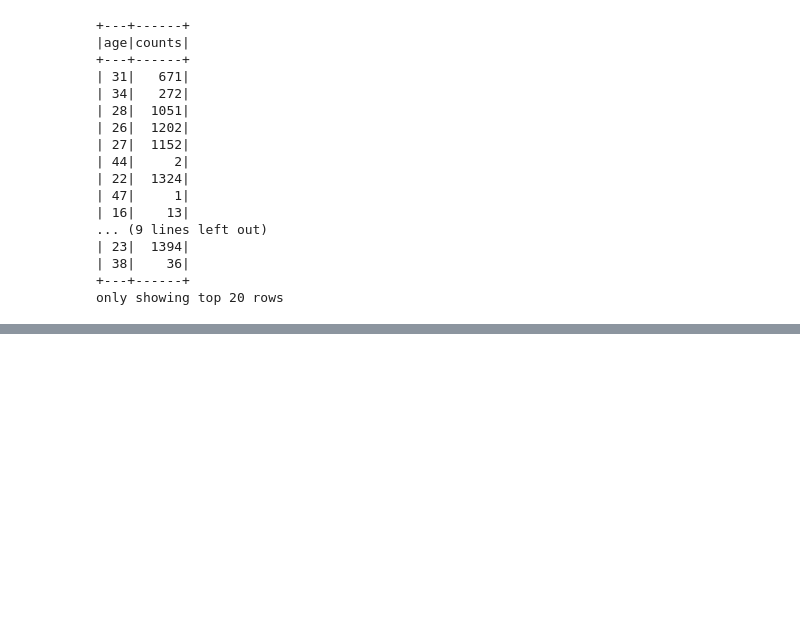
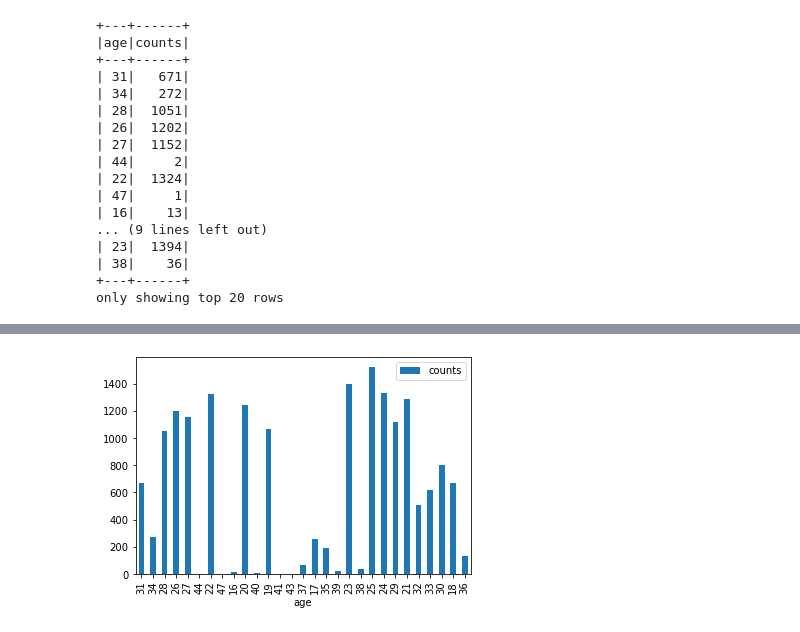
Before and after one commit to A-Nuru/SparkSQLFIFA18, a Jupyter notebook: FIFA18.ipynb, the cells around one changed output, grey strips where cells are left out. Drawn from its saved outputs; the diff is of its cells as text; code cells hidden in the pictures; blank space fills up the shorter version.

Commit message:
visualizing the analysis

```diff
--- a/FIFA18.ipynb
+++ b/FIFA18.ipynb
@@ -218,0 +230,3 @@ only showing top 20 rows
+# %%
+# converting the SQL DF to Pandas DF
+Pandas_DF =  sqlDF.toPandas()
@@ -218,0 +242,5 @@ only showing top 20 rows
+# %%
+# making a bar chart
+Pandas_DF.plot.bar(x ='age', y = 'counts');
+# %% [output]
+[figure, added]
```
Also changed, not shown: parts of 11 cells of this notebook.
